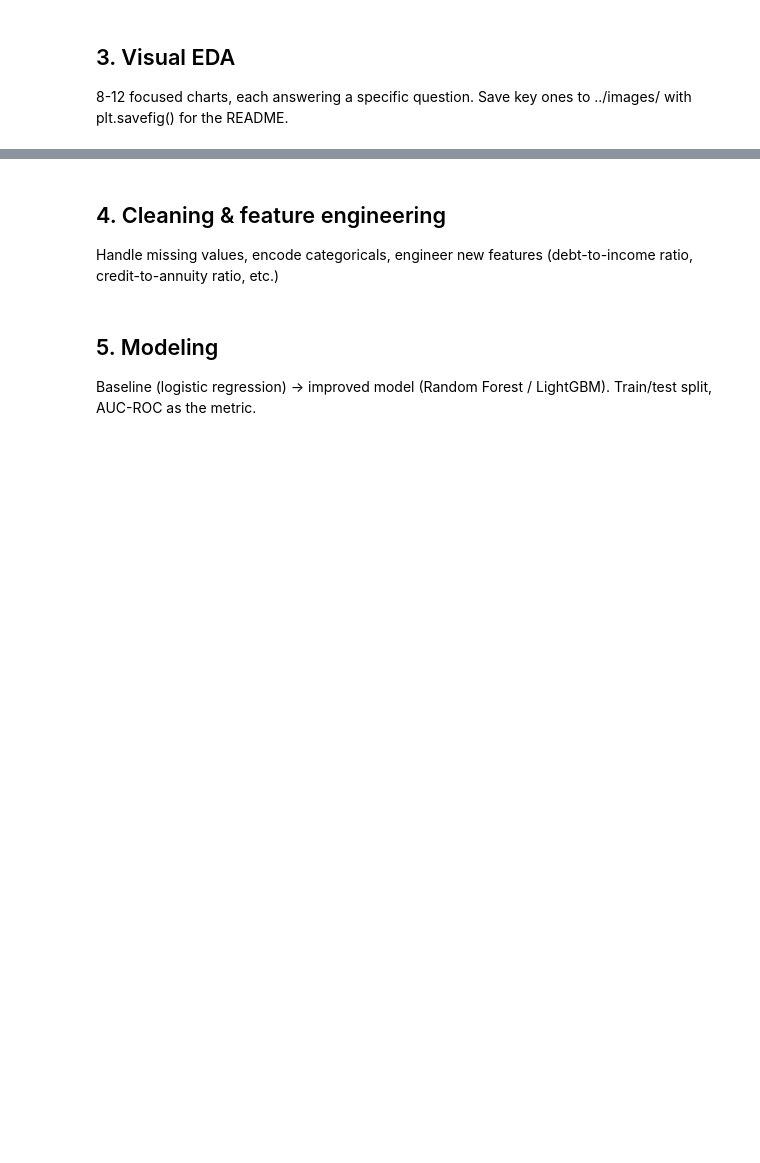
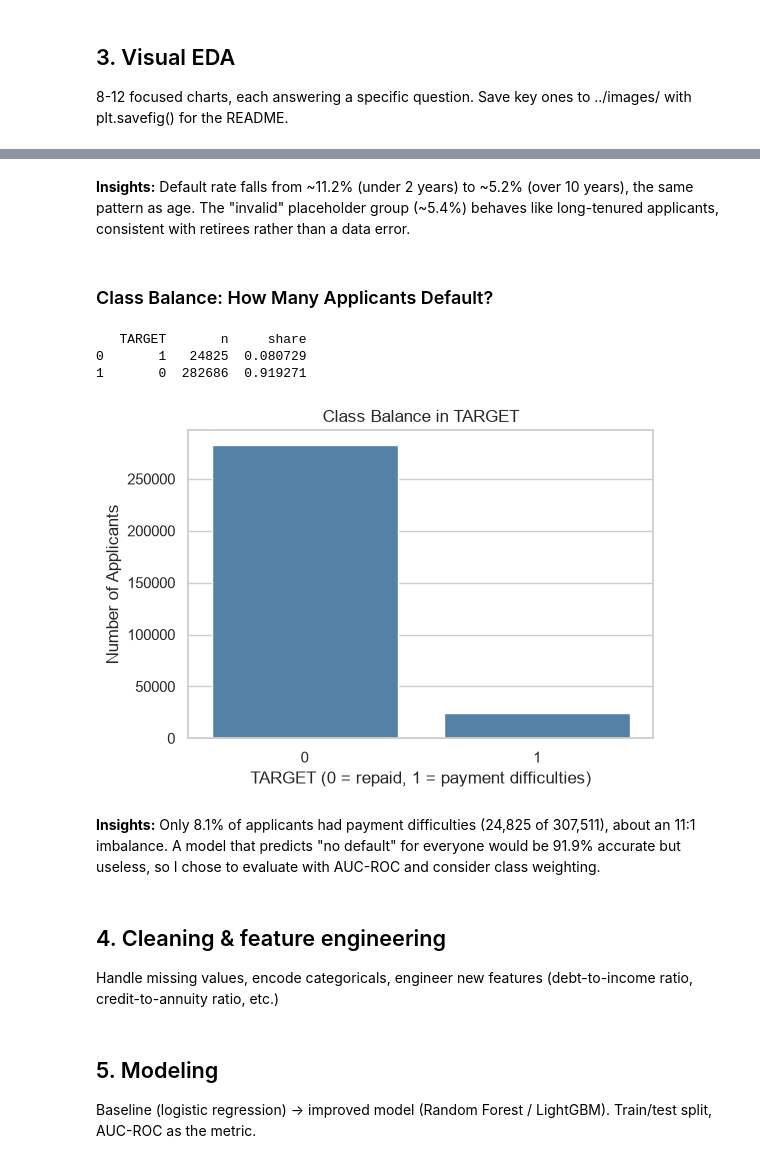
Before and after one commit to IanCode212/Credit_Risk_default_prediction, a Jupyter notebook: notebooks/01_analysis.ipynb, the cells around one changed output, grey strips where cells are left out. Saved outputs shown, nothing was run; the diff lists cells and outputs as text; code cells hidden in the pictures; blank space fills up the shorter version.

```diff
--- a/notebooks/01_analysis.ipynb
+++ b/notebooks/01_analysis.ipynb
@@ -36,3 +283,31 @@ Write SQL queries here for: default rate by income bracket, age, education, empl
+# %% [markdown]
+**Insights:** Default rate falls from ~11.2% (under 2 years) to ~5.2% (over 10 years), the same pattern as age. The "invalid" placeholder group (~5.4%) behaves like long-tenured applicants, consistent with retirees rather than a data error.
+# %% [markdown]
+### Class Balance: How Many Applicants Default?
+# %%
+query_target = '''
+SELECT TARGET, COUNT(*) AS n
+FROM applications
+GROUP BY TARGET
+'''
+target_data = pd.read_sql(query_target, engine)
+target_data['share'] = target_data['n'] / target_data['n'].sum()
+print(target_data)
+
+plt.figure(figsize=(6, 4))
+sns.barplot(data=target_data, x='TARGET', y='n', color='steelblue')
+plt.xlabel('TARGET (0 = repaid, 1 = payment difficulties)')
+plt.ylabel('Number of Applicants')
+plt.title('Class Balance in TARGET')
+plt.savefig("C:\\Users\\Ian\\OneDrive\\Desktop\\credit-risk-default-prediction\\images\\class_balance.png", dpi=150, bbox_inches='tight')
+plt.show()
+# %% [output]
+   TARGET       n     share
+0       1   24825  0.080729
+1       0  282686  0.919271
+[figure, added]
+# %% [markdown]
+**Insights:** Only 8.1% of applicants had payment difficulties (24,825 of 307,511), about an 11:1 imbalance. A model that predicts "no default" for everyone would be 91.9% accurate but useless, so I chose to evaluate with AUC-ROC and consider class weighting.
 # %% [markdown]
 ## 4. Cleaning & feature engineering
 Handle missing values, encode categoricals, engineer new features (debt-to-income ratio, credit-to-annuity ratio, etc.)
```
Also changed, not shown: parts of 35 cells of this notebook, 7 other files.
